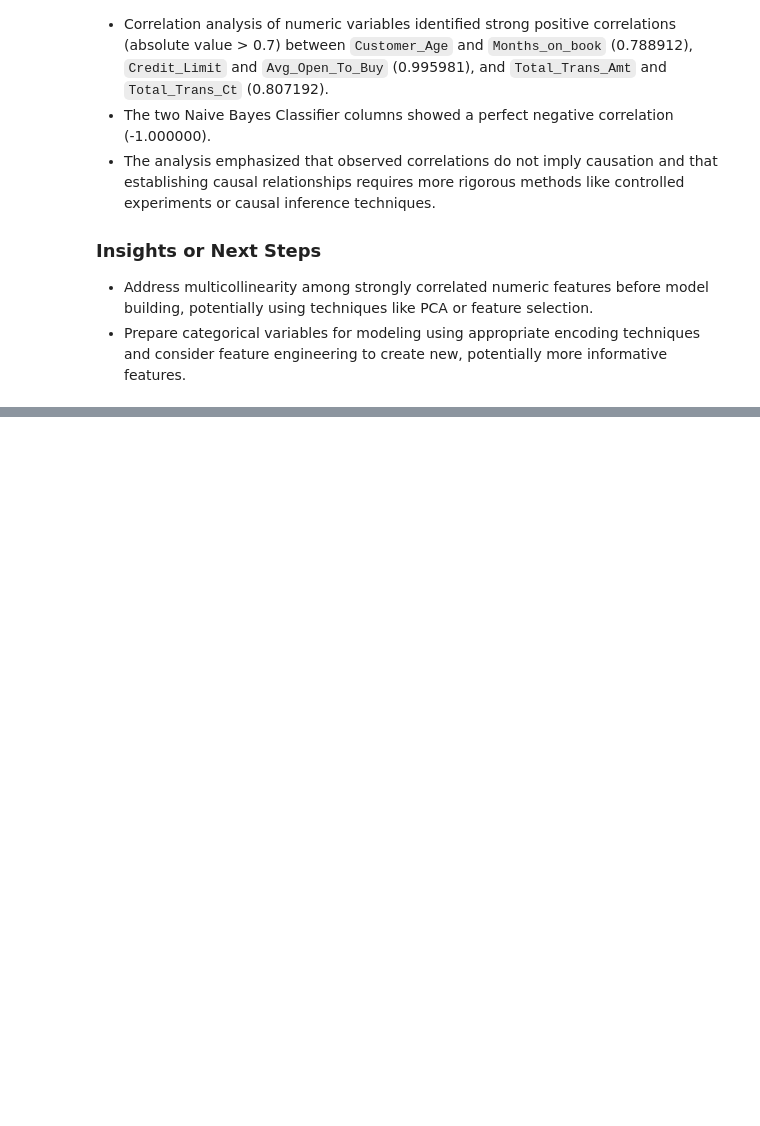
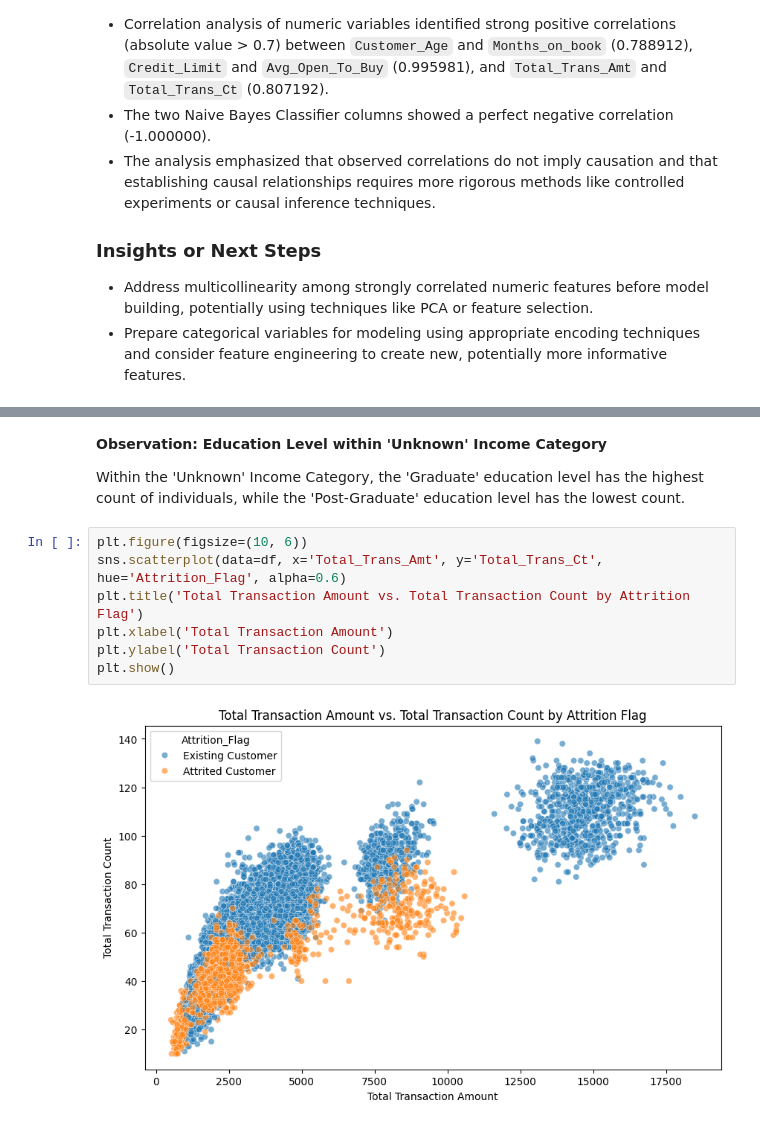
Before and after one commit to Grace-1420/BankChurners, a Jupyter notebook: BankChurners.ipynb, the cells around one changed output, grey strips where cells are left out. Cells and saved outputs as stored; diff of their text form; blank space fills up the shorter version.

```diff
--- a/BankChurners.ipynb
+++ b/BankChurners.ipynb
@@ -414,0 +424,13 @@ Summary of Key Insights:
+# %% [markdown]
+**Observation: Education Level within 'Unknown' Income Category**
+
+Within the 'Unknown' Income Category, the 'Graduate' education level has the highest count of individuals, while the 'Post-Graduate' education level has the lowest count.
+# %%
+plt.figure(figsize=(10, 6))
+sns.scatterplot(data=df, x='Total_Trans_Amt', y='Total_Trans_Ct', hue='Attrition_Flag', alpha=0.6)
+plt.title('Total Transaction Amount vs. Total Transaction Count by Attrition Flag')
+plt.xlabel('Total Transaction Amount')
+plt.ylabel('Total Transaction Count')
+plt.show()
+# %% [output]
+[figure, added]
```
Also changed, not shown: parts of 4 cells of this notebook.
